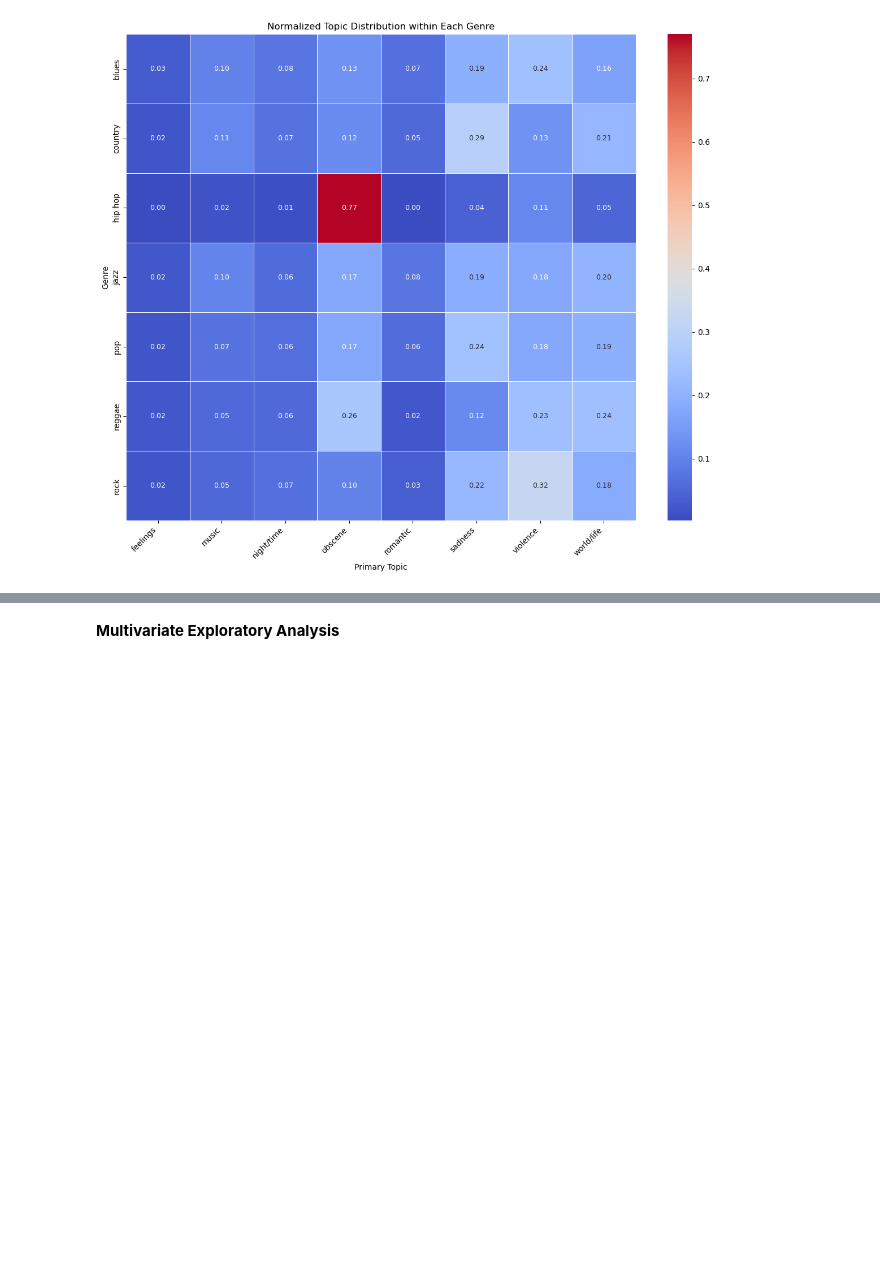
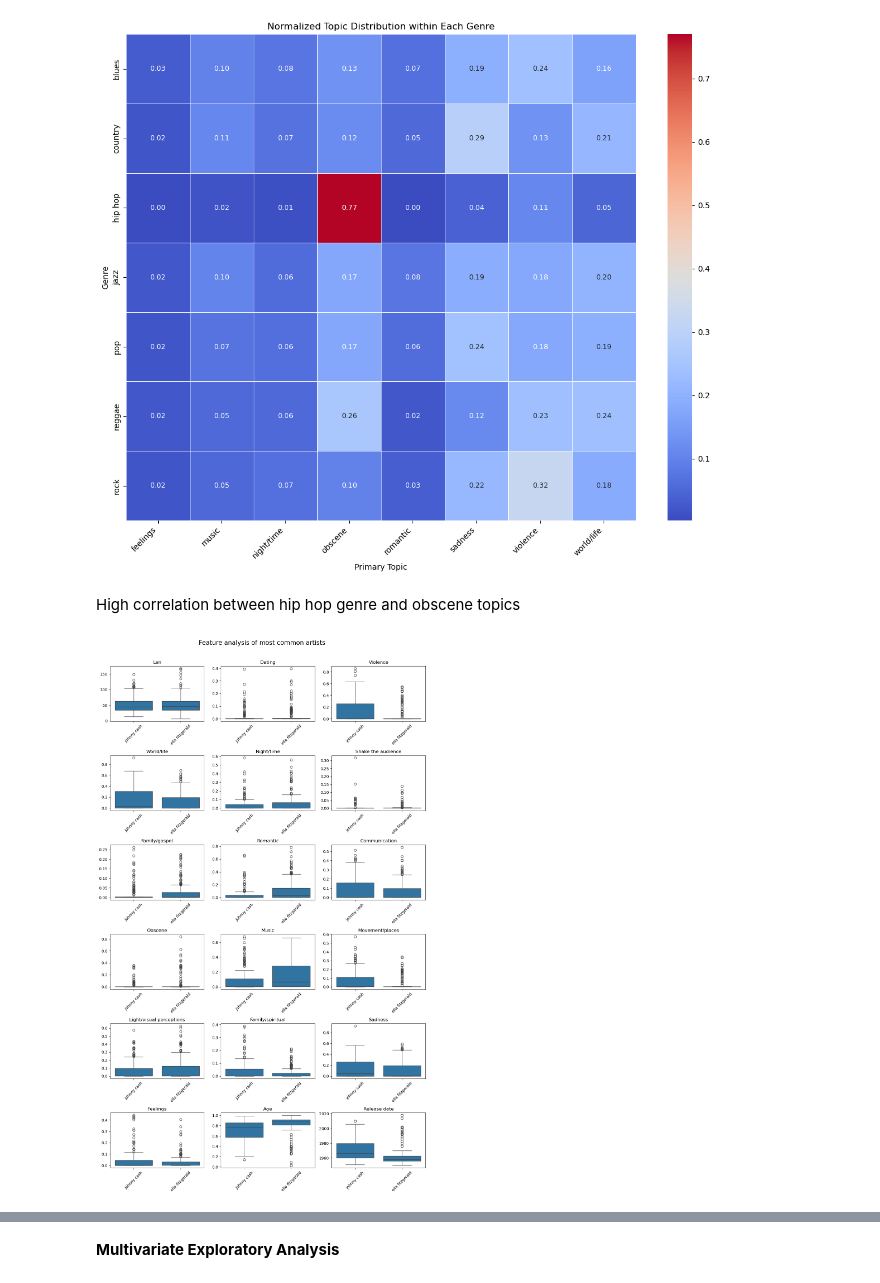
Before and after one commit to Seribii1o1/Music-Recommendation-Algorithm, a Jupyter notebook: code/EDA.ipynb, the cells around one changed output, grey strips where cells are left out. Cells and saved outputs as stored; diff of their text form; code cells hidden in the pictures; blank space fills up the shorter version.

```diff
--- a/code/EDA.ipynb
+++ b/code/EDA.ipynb
@@ -344,3 +382,31 @@ plt.tight_layout()
 plt.show()
 # %% [output]
 [figure]
+# %% [markdown]
+High correlation between hip hop genre and obscene topics
+# %%
+artists_of_interest = ['johnny cash', 'ella fitzgerald']
+artists_filtered = df[df['artist_name'].isin(artists_of_interest)].copy()
+# Create box plots for each numerical column
+n_plots = len(numerical_cols)
+ncols = 3  # Number of plots per row
+
+# Equivalent to ceiling division: ceil(n_plots / ncols)
+nrows = (n_plots + ncols - 1) // ncols
+
+fig, axes = plt.subplots(nrows=nrows, ncols=ncols, figsize=(ncols * 4, nrows * 3.5), squeeze=True)
+
+axes_flat = axes.flat
+for i, col in enumerate(numerical_cols):
+    ax = axes_flat[i] # Get the current subplot axis
+    sns.boxplot(data=artists_filtered, x='artist_name', y=col, ax=ax)
+    ax.set_title(col.replace("_", " ").capitalize())
+    ax.set_xlabel(None)
+    ax.set_ylabel(None)
+    ax.tick_params(axis='x', rotation=45)
+
+fig.suptitle('Feature analysis of most common artists', fontsize=16)
+plt.tight_layout(rect=[0, 0.03, 1, 0.97])
+plt.show()
+# %% [output]
+[figure, added]
```
Also changed, not shown: parts of 9 cells of this notebook.
